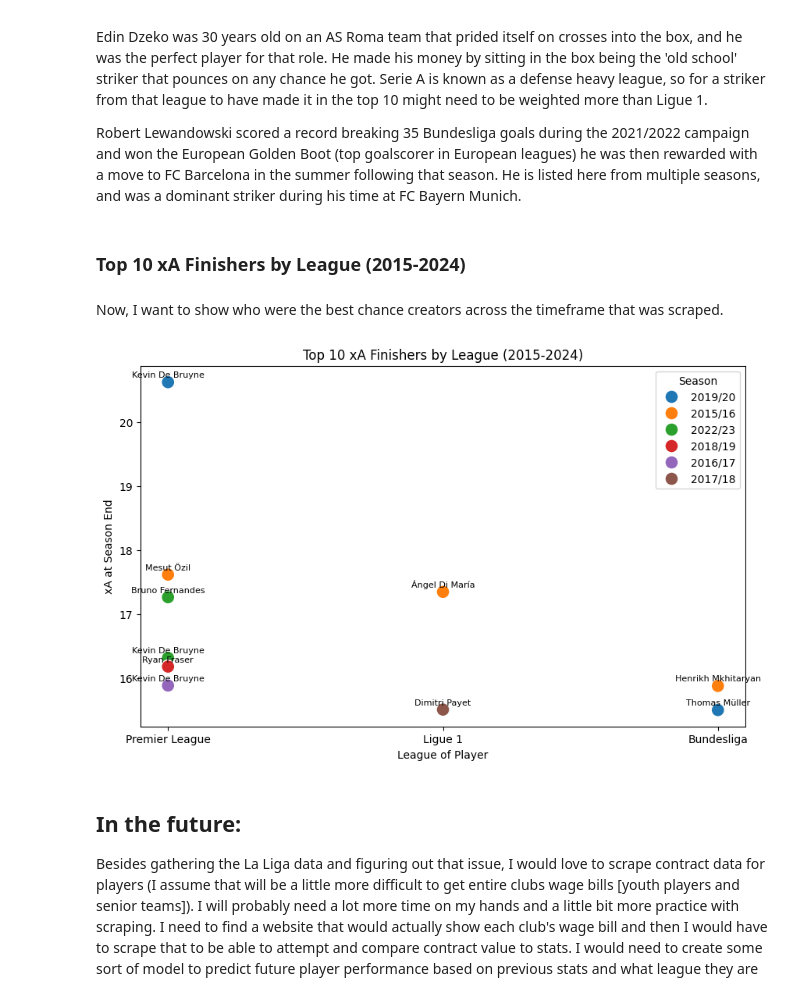
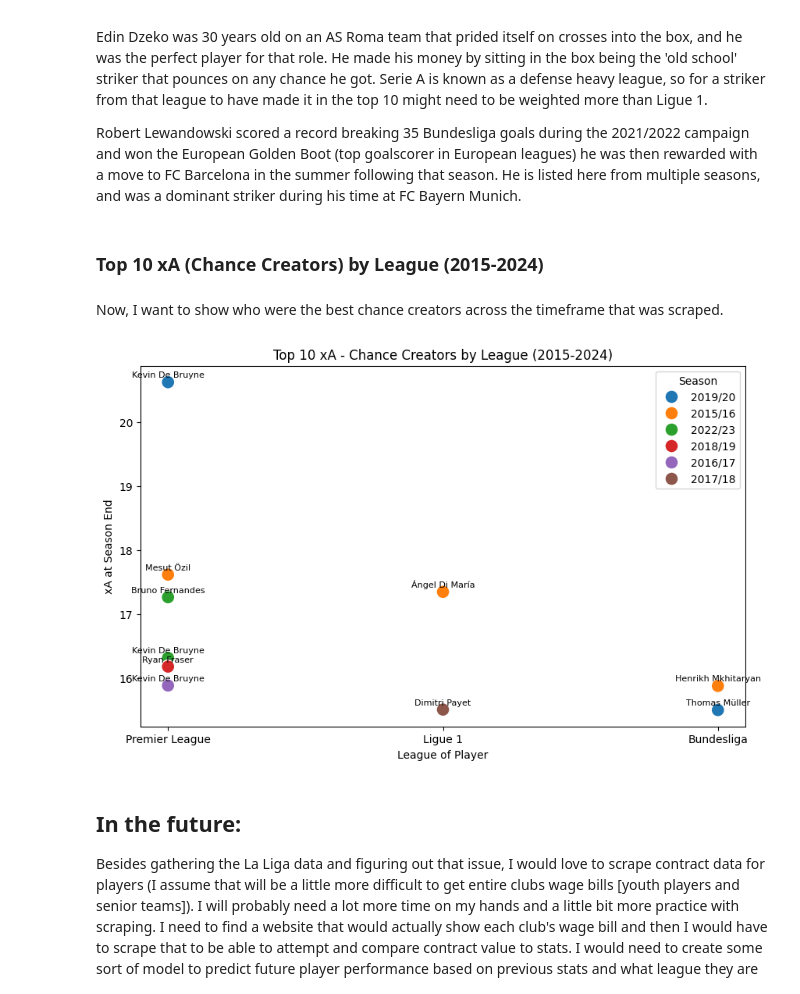
Before and after one commit to beganky/Code-Work, a Jupyter notebook: notebooks/Unstructured_Final_Vizs.ipynb, the cells around one changed output. Cells and saved outputs as stored; diff of their text form; code cells hidden in the pictures.

Commit message:
Change to Title

```diff
--- a/notebooks/Unstructured_Final_Vizs.ipynb
+++ b/notebooks/Unstructured_Final_Vizs.ipynb
@@ -95,31 +95,31 @@ Edin Dzeko was 30 years old on an AS Roma team that prided itself on crosses int
 
 Robert Lewandowski scored a record breaking 35 Bundesliga goals during the 2021/2022 campaign and won the European Golden Boot (top goalscorer in European leagues) he was then rewarded with a move to FC Barcelona in the summer following that season. He is listed here from multiple seasons, and was a dominant striker during his time at FC Bayern Munich.
 # %% [markdown]
-### Top 10 xA Finishers by League (2015-2024)
+### Top 10 xA (Chance Creators) by League (2015-2024)
 # %% [markdown]
 Now, I want to show who were the best chance creators across the timeframe that was scraped.
 # %%
 top_10_xA = player_data.sort_values("xa", ascending=False).head(10)
 
 plt.figure(figsize= (10, 6))
 ay = sns.scatterplot(data= top_10_xA, x="league", y="xa", hue="season", s=150)
 
 for _, row in top_10_xA.iterrows():
     ay.text(
         row["league"],
         row["xa"] + 0.05,
         row["player"],
         ha="center",
         va="bottom",
         fontsize=8)
 
-plt.title("Top 10 xA Finishers by League (2015-2024)")
+plt.title("Top 10 xA - Chance Creators by League (2015-2024)")
 plt.xlabel("League of Player")
 plt.ylabel("xA at Season End")
 plt.legend(title="Season", loc="upper right")
 plt.show()
 # %% [output]
-[figure, old version]
+[figure, new version]
 # %% [markdown]
 ## In the future:
 
```
